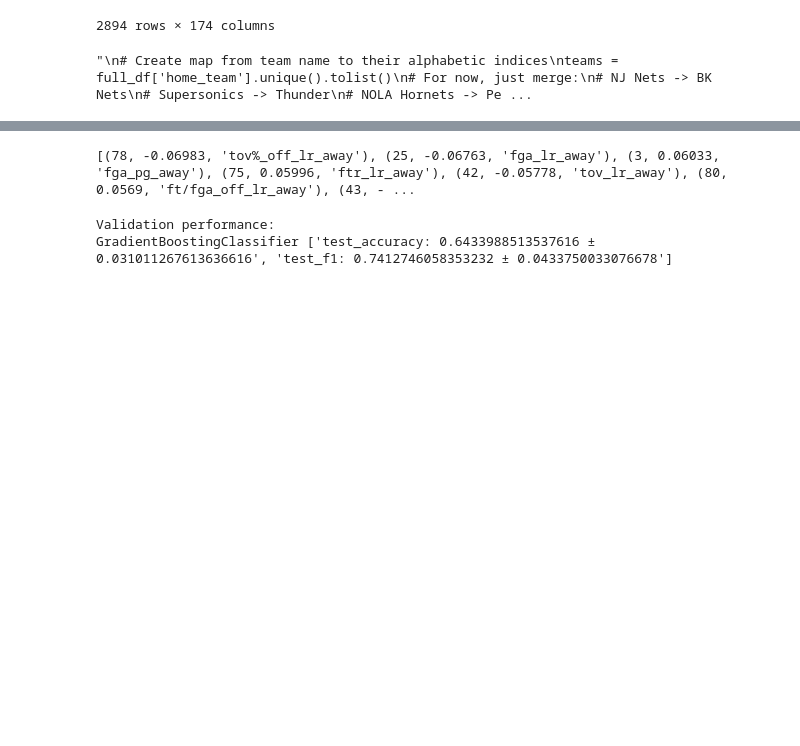
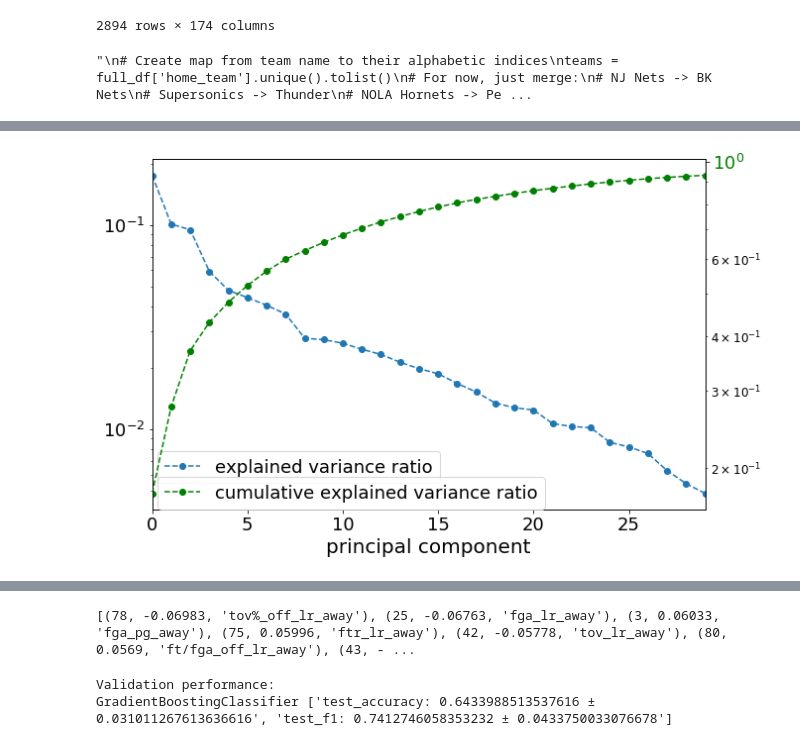
Before and after one commit to varunr99/CIS-519-Final-Project, a Jupyter notebook: PCA_Feature_Selection.ipynb, the cells around one changed output, grey strips where cells are left out. Cells and saved outputs as stored; diff of their text form; code cells hidden in the pictures; blank space fills up the shorter version.

```diff
--- a/PCA_Feature_Selection.ipynb
+++ b/PCA_Feature_Selection.ipynb
@@ -112,2 +113,25 @@ plt.legend(loc='lower left', fontsize=18)
+# %%
+fig, ax1 = plt.subplots(figsize = (10,6.5))
+ax1.semilogy(pca.explained_variance_ratio_, '--o', label = 'explained variance ratio');
+color =  ax1.lines[0].get_color()
+ax1.set_xlabel('principal component', fontsize = 20);
+#for tl in ax1.get_yticklabels():
+    #tl.set_color(plot1[0].get_color())
+
+plt.legend(loc=(0.01, 0.075) ,fontsize = 18);
+
+ax2 = ax1.twinx()
+ax2.semilogy(pca.explained_variance_ratio_.cumsum(), '--go', label = 'cumulative explained variance ratio');
+for tl in ax2.get_yticklabels():
+    tl.set_color('g')
+
+ax1.tick_params(axis='both', which='major', labelsize=18);
+ax1.tick_params(axis='both', which='minor', labelsize=12);
+ax2.tick_params(axis='both', which='major', labelsize=18);
+ax2.tick_params(axis='both', which='minor', labelsize=12);
+plt.xlim([0, n-1]);
+plt.legend(loc=(0.01, 0),fontsize = 18);
+# %% [output]
+[figure, added]
 # %%
 fig = plt.figure(figsize=(10, 6.5))
```
Also changed, not shown: parts of 4 cells of this notebook.
